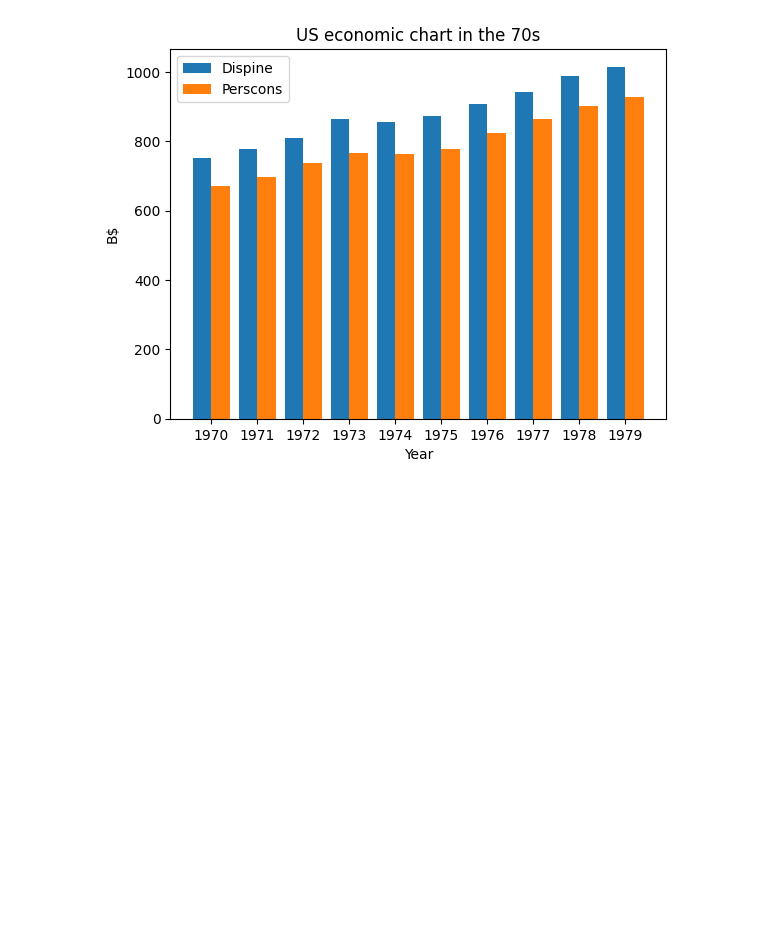
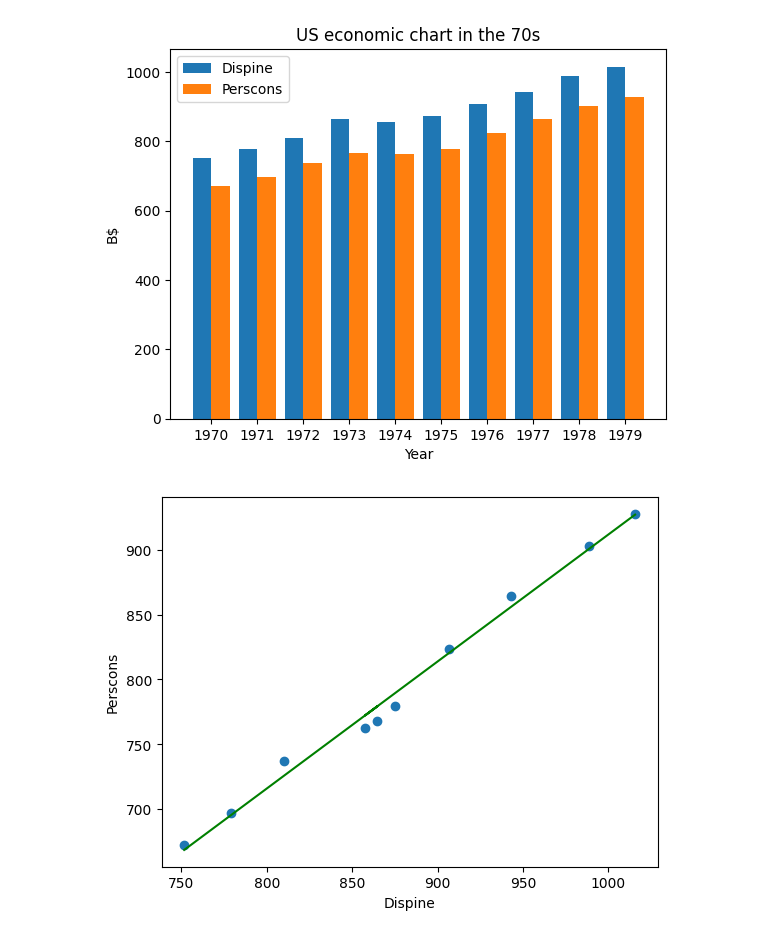
Before and after one commit to UIT20521737/ml_learning, a Jupyter notebook: bai2.ipynb, the cells around one changed output. Saved outputs shown, nothing was run; the diff lists cells and outputs as text; code cells hidden in the pictures; blank space fills up the shorter version.

```diff
--- a/bai2.ipynb
+++ b/bai2.ipynb
@@ -37,3 +45,17 @@ plt.title('US economic chart in the 70s')
 plt.show()
 # %% [output]
 [figure]
+# %%
+x = df['x']
+y = df['y']
+# %%
+a, b = np.polyfit(x, y, 1)
+
+y_pred = [a*i+b for i in x]
+plt.scatter(x,y)
+plt.plot(x,y_pred, color = 'green')
+plt.xlabel('Dispine')
+plt.ylabel('Perscons')
+plt.show()
+# %% [output]
+[figure, added]
```
Also changed, not shown: parts of 10 cells of this notebook, 1 other file.
